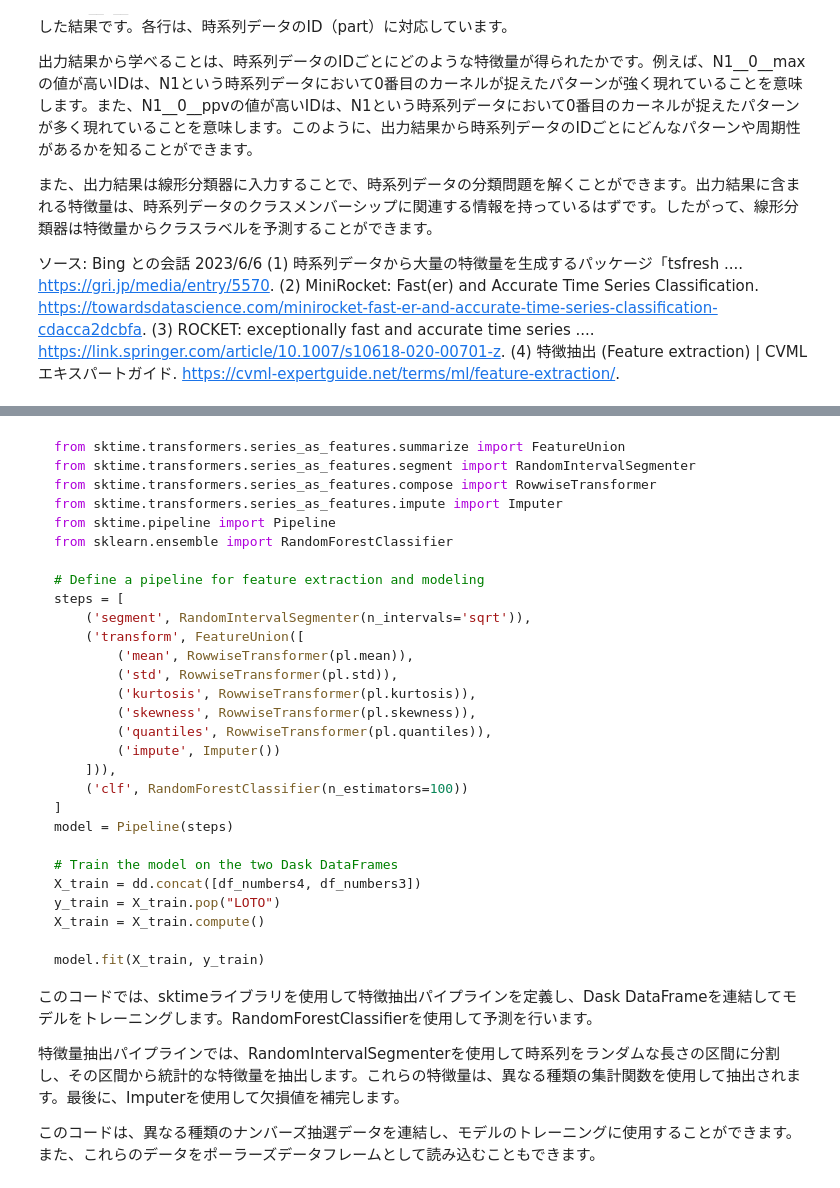
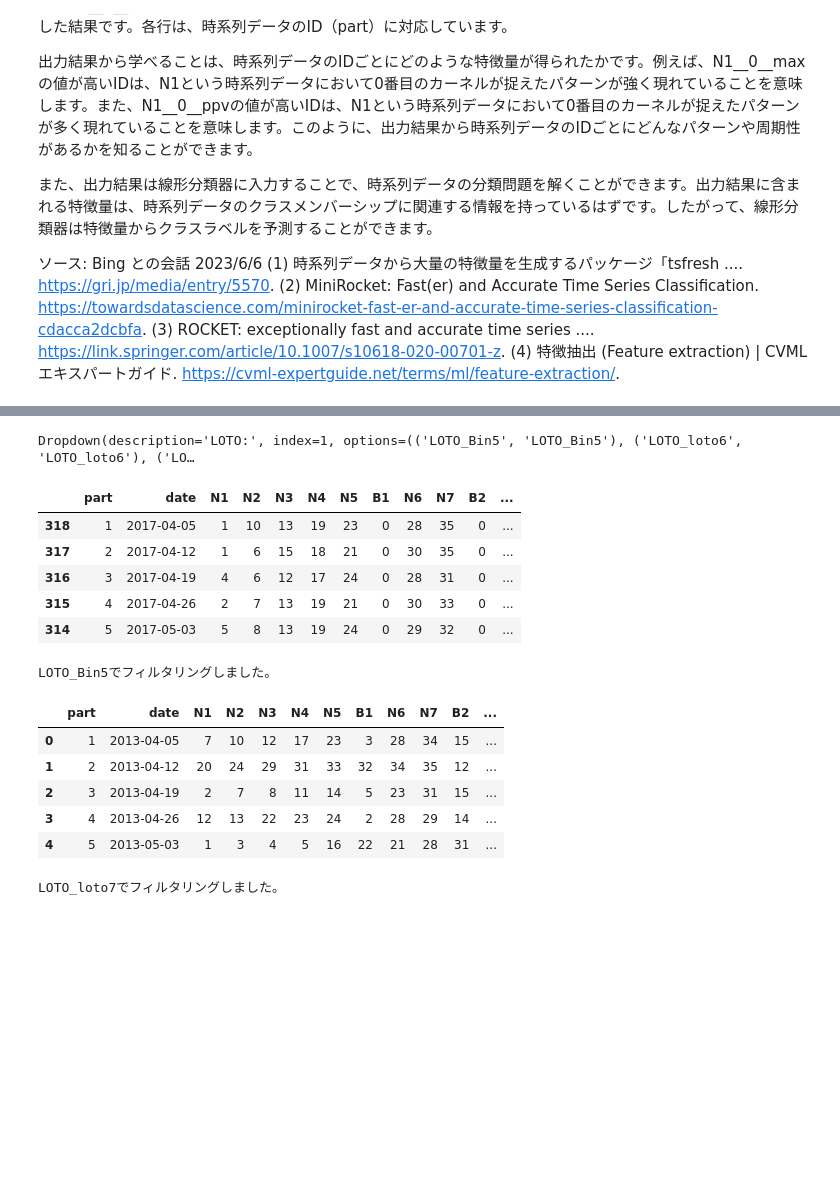
Before and after one commit to arumajirou/-daily-test, a Jupyter notebook: 時系列アプリ下調べ.ipynb, the cells around one changed output, grey strips where cells are left out. Cells and saved outputs as stored; diff of their text form; code cells hidden in the pictures; blank space fills up the shorter version.

````diff
--- a/時系列アプリ下調べ.ipynb
+++ b/時系列アプリ下調べ.ipynb
@@ -4765,3 +4461,17 @@ print("Number of features:", len(features))
 # %%
-
-df_encoded
+# %% [output]
+Dropdown(description='LOTO:', index=1, options=(('LOTO_Bin5', 'LOTO_Bin5'), ('LOTO_loto6', 'LOTO_loto6'), ('LO…
+|  | part | date | N1 | N2 | N3 | N4 | N5 | B1 | N6 | N7 | B2 | ... |
+| 318 | 1 | 2017-04-05 | 1 | 10 | 13 | 19 | 23 | 0 | 28 | 35 | 0 | ... |
+| 317 | 2 | 2017-04-12 | 1 | 6 | 15 | 18 | 21 | 0 | 30 | 35 | 0 | ... |
+| 316 | 3 | 2017-04-19 | 4 | 6 | 12 | 17 | 24 | 0 | 28 | 31 | 0 | ... |
+| 315 | 4 | 2017-04-26 | 2 | 7 | 13 | 19 | 21 | 0 | 30 | 33 | 0 | ... |
+| 314 | 5 | 2017-05-03 | 5 | 8 | 13 | 19 | 24 | 0 | 29 | 32 | 0 | ... |
+LOTO_Bin5でフィルタリングしました。
+|  | part | date | N1 | N2 | N3 | N4 | N5 | B1 | N6 | N7 | B2 | ... |
+| 0 | 1 | 2013-04-05 | 7 | 10 | 12 | 17 | 23 | 3 | 28 | 34 | 15 | ... |
+| 1 | 2 | 2013-04-12 | 20 | 24 | 29 | 31 | 33 | 32 | 34 | 35 | 12 | ... |
+| 2 | 3 | 2013-04-19 | 2 | 7 | 8 | 11 | 14 | 5 | 23 | 31 | 15 | ... |
+| 3 | 4 | 2013-04-26 | 12 | 13 | 22 | 23 | 24 | 2 | 28 | 29 | 14 | ... |
+| 4 | 5 | 2013-05-03 | 1 | 3 | 4 | 5 | 16 | 22 | 21 | 28 | 31 | ... |
+LOTO_loto7でフィルタリングしました。
@@ -4853,36 +4477,0 @@ evaluate_model(model, X_test, y_test)
-# %% [markdown]
-```python
-from sktime.transformers.series_as_features.summarize import FeatureUnion
-from sktime.transformers.series_as_features.segment import RandomIntervalSegmenter
-from sktime.transformers.series_as_features.compose import RowwiseTransformer
-from sktime.transformers.series_as_features.impute import Imputer
-from sktime.pipeline import Pipeline
-from sklearn.ensemble import RandomForestClassifier
-
-# Define a pipeline for feature extraction and modeling
-steps = [
-    ('segment', RandomIntervalSegmenter(n_intervals='sqrt')),
-    ('transform', FeatureUnion([
-        ('mean', RowwiseTransformer(pl.mean)),
-        ('std', RowwiseTransformer(pl.std)),
-        ('kurtosis', RowwiseTransformer(pl.kurtosis)),
-        ('skewness', RowwiseTransformer(pl.skewness)),
-        ('quantiles', RowwiseTransformer(pl.quantiles)),
-        ('impute', Imputer())
-    ])),
-    ('clf', RandomForestClassifier(n_estimators=100))
-]
-model = Pipeline(steps)
-
-# Train the model on the two Dask DataFrames
-X_train = dd.concat([df_numbers4, df_numbers3])
-y_train = X_train.pop("LOTO")
-X_train = X_train.compute()
-
-model.fit(X_train, y_train)
-```
-このコードでは、sktimeライブラリを使用して特徴抽出パイプラインを定義し、Dask DataFrameを連結してモデルをトレーニングします。RandomForestClassifierを使用して予測を行います。
-
-特徴量抽出パイプラインでは、RandomIntervalSegmenterを使用して時系列をランダムな長さの区間に分割し、その区間から統計的な特徴量を抽出します。これらの特徴量は、異なる種類の集計関数を使用して抽出されます。最後に、Imputerを使用して欠損値を補完します。
-
-このコードは、異なる種類のナンバーズ抽選データを連結し、モデルのトレーニングに使用することができます。また、これらのデータをポーラーズデータフレームとして読み込むこともできます。
````
Also changed, not shown: parts of 40 cells of this notebook.
